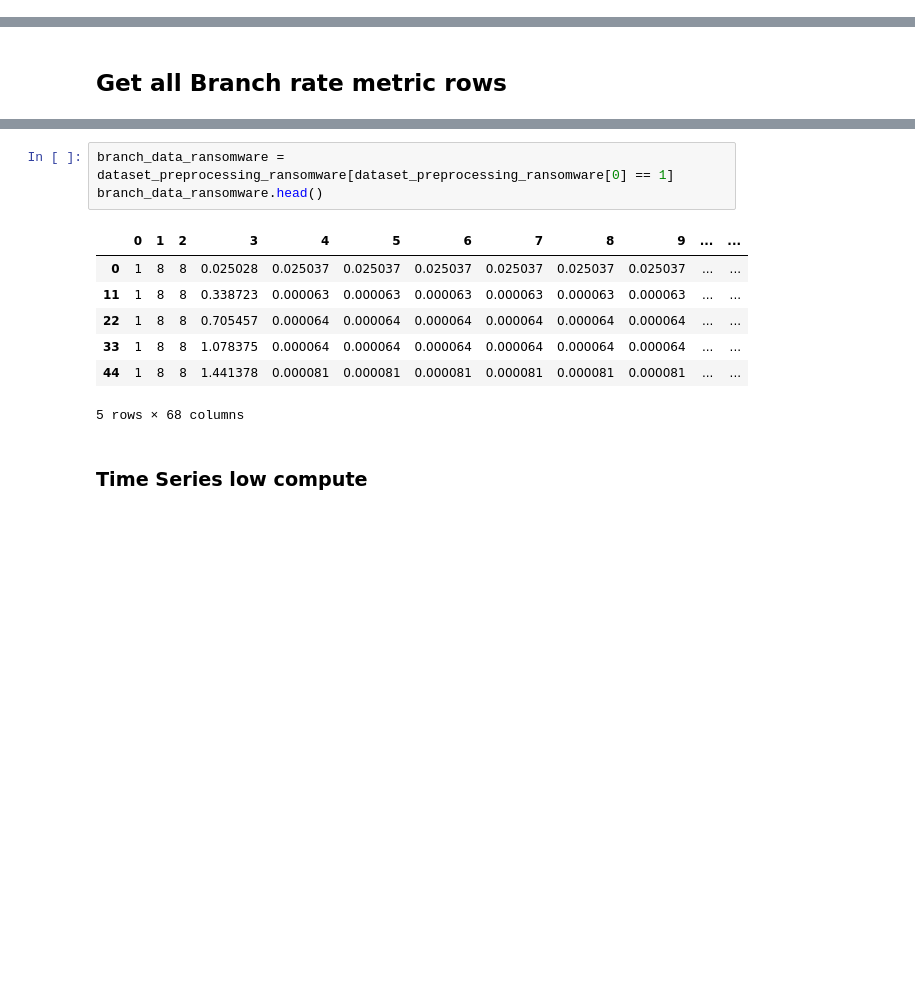
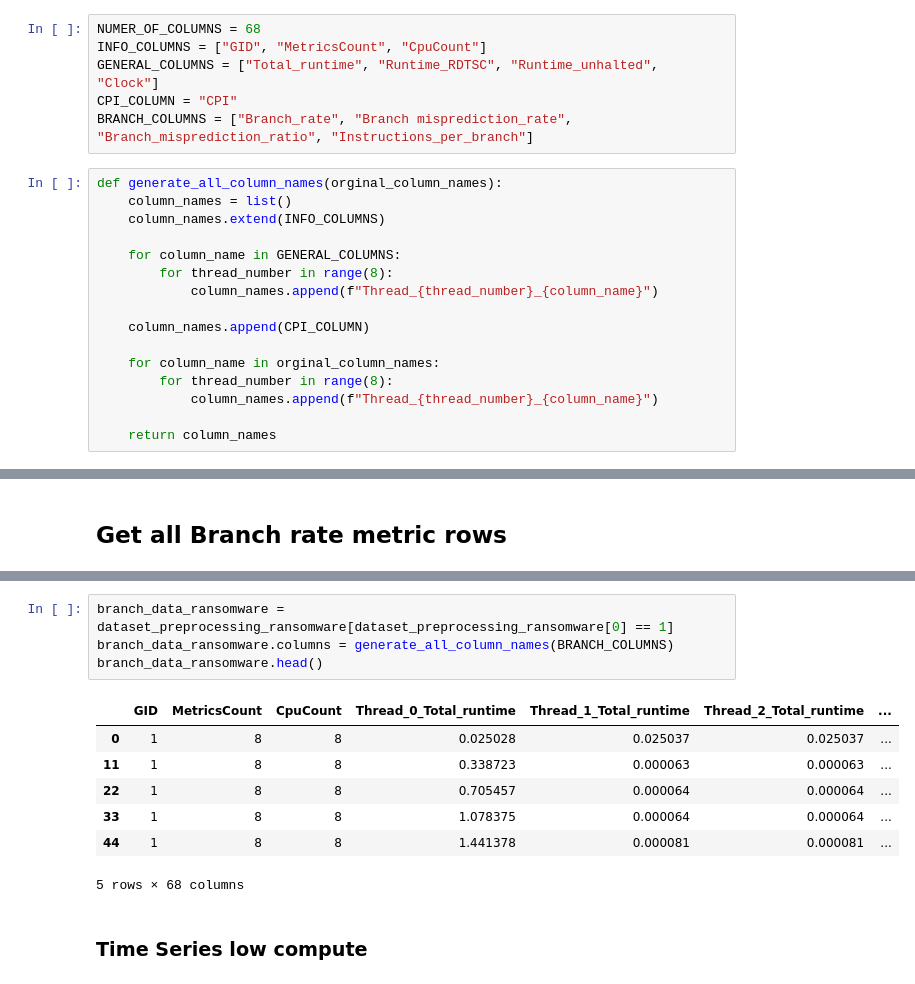
Before and after one commit to olihofmann/cas-aml, a Jupyter notebook: crypto-ransomware-detection/data-exploration.ipynb, the cells around one changed output, grey strips where cells are left out. Saved outputs shown, nothing was run; the diff lists cells and outputs as text; blank space fills up the shorter version.

```diff
--- a/crypto-ransomware-detection/data-exploration.ipynb
+++ b/crypto-ransomware-detection/data-exploration.ipynb
@@ -5,0 +4,22 @@ NUMER_OF_COLUMNS = 68
+# %%
+NUMER_OF_COLUMNS = 68
+INFO_COLUMNS = ["GID", "MetricsCount", "CpuCount"]
+GENERAL_COLUMNS = ["Total_runtime", "Runtime_RDTSC", "Runtime_unhalted", "Clock"]
+CPI_COLUMN = "CPI"
+BRANCH_COLUMNS = ["Branch_rate", "Branch misprediction_rate", "Branch_misprediction_ratio", "Instructions_per_branch"]
+# %%
+def generate_all_column_names(orginal_column_names):
+    column_names = list()
+    column_names.extend(INFO_COLUMNS)
+
+    for column_name in GENERAL_COLUMNS:
+        for thread_number in range(8):
+            column_names.append(f"Thread_{thread_number}_{column_name}")
+
+    column_names.append(CPI_COLUMN)
+
+    for column_name in orginal_column_names:
+        for thread_number in range(8):
+            column_names.append(f"Thread_{thread_number}_{column_name}")
+
+    return column_names
@@ -273,14 +302,15 @@ branch_data_high.head()
 5 rows × 68 columns
 # %%
 branch_data_ransomware = dataset_preprocessing_ransomware[dataset_preprocessing_ransomware[0] == 1]
+branch_data_ransomware.columns = generate_all_column_names(BRANCH_COLUMNS)
 branch_data_ransomware.head()
 # %% [output]
-|  | 0 | 1 | 2 | 3 | 4 | 5 | 6 | 7 | 8 | 9 | ... | ... |
-| 0 | 1 | 8 | 8 | 0.025028 | 0.025037 | 0.025037 | 0.025037 | 0.025037 | 0.025037 | 0.025037 | ... | ... |
-| 11 | 1 | 8 | 8 | 0.338723 | 0.000063 | 0.000063 | 0.000063 | 0.000063 | 0.000063 | 0.000063 | ... | ... |
-| 22 | 1 | 8 | 8 | 0.705457 | 0.000064 | 0.000064 | 0.000064 | 0.000064 | 0.000064 | 0.000064 | ... | ... |
-| 33 | 1 | 8 | 8 | 1.078375 | 0.000064 | 0.000064 | 0.000064 | 0.000064 | 0.000064 | 0.000064 | ... | ... |
-| 44 | 1 | 8 | 8 | 1.441378 | 0.000081 | 0.000081 | 0.000081 | 0.000081 | 0.000081 | 0.000081 | ... | ... |
+|  | GID | MetricsCount | CpuCount | Thread_0_Total_runtime | Thread_1_Total_runtime | Thread_2_Total_runtime | ... |
+| 0 | 1 | 8 | 8 | 0.025028 | 0.025037 | 0.025037 | ... |
+| 11 | 1 | 8 | 8 | 0.338723 | 0.000063 | 0.000063 | ... |
+| 22 | 1 | 8 | 8 | 0.705457 | 0.000064 | 0.000064 | ... |
+| 33 | 1 | 8 | 8 | 1.078375 | 0.000064 | 0.000064 | ... |
+| 44 | 1 | 8 | 8 | 1.441378 | 0.000081 | 0.000081 | ... |
 5 rows × 68 columns
 # %% [markdown]
 ### Time Series low compute
```
Also changed, not shown: parts of 8 cells of this notebook.
